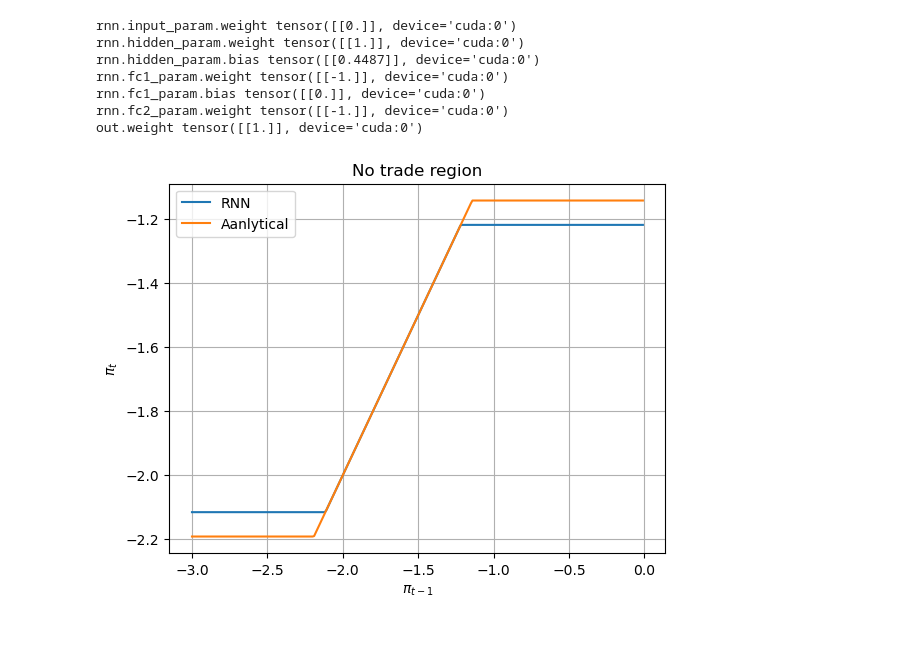
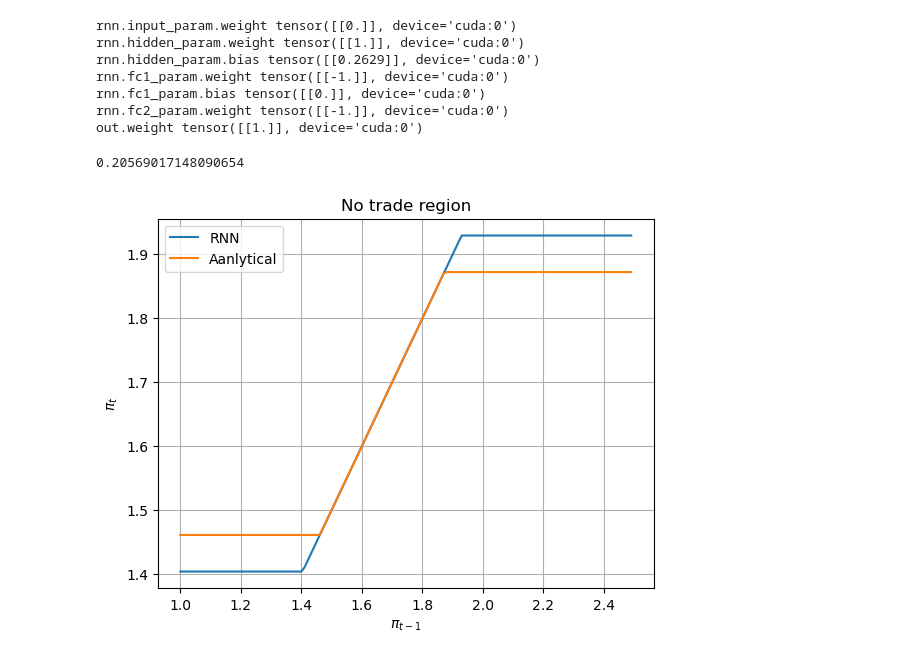
Before and after one commit to jsxzliran/TransactionCost, a Jupyter notebook: OneStockTradingCost-1parameter.ipynb, the cells around one changed output. Drawn from its saved outputs; the diff is of its cells as text; code cells hidden in the pictures.

```diff
--- a/OneStockTradingCost-1parameter.ipynb
+++ b/OneStockTradingCost-1parameter.ipynb
@@ -12,15 +12,21 @@ import UtilityLoss
 device = torch.device("cuda:0" if torch.cuda.is_available() else "cpu")
 # %%
 # initialize seed, mu, sigma, S0, paths, steps, T and other data
+# Model parameters
 seed = 33
 npaths = 10000
 seq_length = 240
 T=10
-s0=5
-mu = -0.2
+s0=1
+mu = 0.2
 sigma = 0.2
 trading_cost= 0.03
-gamma = 3.0001
+gamma = 3.000
+# Simulation parameters
+n_epochs = 201
+learning_rate = 0.01
+# Clear torch cache
+torch.cuda.empty_cache()
 # %%
 # Define the Markowitz_optimal strategy
 Markowitz_opt = mu/(sigma*sigma*gamma)
@@ -252,33 +249,35 @@ for name, param in model.named_parameters():
 # %% [output]
 rnn.input_param.weight tensor([[0.]], device='cuda:0')
 rnn.hidden_param.weight tensor([[1.]], device='cuda:0')
-rnn.hidden_param.bias tensor([[0.4487]], device='cuda:0')
+rnn.hidden_param.bias tensor([[0.2629]], device='cuda:0')
 rnn.fc1_param.weight tensor([[-1.]], device='cuda:0')
 rnn.fc1_param.bias tensor([[0.]], device='cuda:0')
 rnn.fc2_param.weight tensor([[-1.]], device='cuda:0')
 out.weight tensor([[1.]], device='cuda:0')
 # %%
 # Data for plotting
-lowerbound = -3
-upperbound = 0
+lowerbound = 1
+upperbound = 2.5
 optimal_input = Markowitz_opt
 t = torch.tensor(np.arange(lowerbound, upperbound, 0.01)).to(device)
 s = model.rnn.fc2_param.weight*F.relu(model.rnn.fc1_param.weight*F.relu(optimal_input*model.rnn.input_param.weight+model.rnn.hidden_param.weight*t-Markowitz_opt+model.rnn.hidden_param.bias)+2*model.rnn.hidden_param.bias)+Markowitz_opt+model.rnn.hidden_param.bias
 delta_real = np.power(3/(4*gamma)*np.power(Markowitz_opt,2)*np.power(1-Markowitz_opt,2)*trading_cost,1/3)+((5-2*gamma)/(10*gamma)*Markowitz_opt*(Markowitz_opt)-3/(20*gamma))*trading_cost
 s2 = model.rnn.fc2_param.weight*F.relu(model.rnn.fc1_param.weight*F.relu(optimal_input*model.rnn.input_param.weight+model.rnn.hidden_param.weight*t-(Markowitz_opt-delta_real))+2*delta_real)+Markowitz_opt+delta_real
 s3 = model.rnn.fc2_param.weight*F.relu(model.rnn.fc1_param.weight*F.relu(optimal_input*model.rnn.input_param.weight+model.rnn.hidden_param.weight*t-(Markowitz_opt-delta))+2*delta)+Markowitz_opt+delta
+print(delta_real)
 
 fig, ax = plt.subplots()
 ax.plot(t.cpu().detach(), s.cpu().view(-1).detach(), label='RNN')
 ax.plot(t.cpu().detach(), s2.cpu().view(-1).detach(), label='Aanlytical')
 #ax.plot(t.cpu().detach(), s3.cpu().view(-1).detach())
 ax.legend()
 
 ax.set(xlabel=r'$\pi_{t-1}$', ylabel=r'$\pi_t$',
        title='No trade region')
 ax.grid()
 
-fig.savefig("result_one.png")
+fig.savefig("result_one.png",dpi=500)
 plt.show()
 # %% [output]
+0.20569017148090654
-[figure, old version]
+[figure, new version]
```
Also changed, not shown: parts of 6 cells of this notebook, 1 other file.
